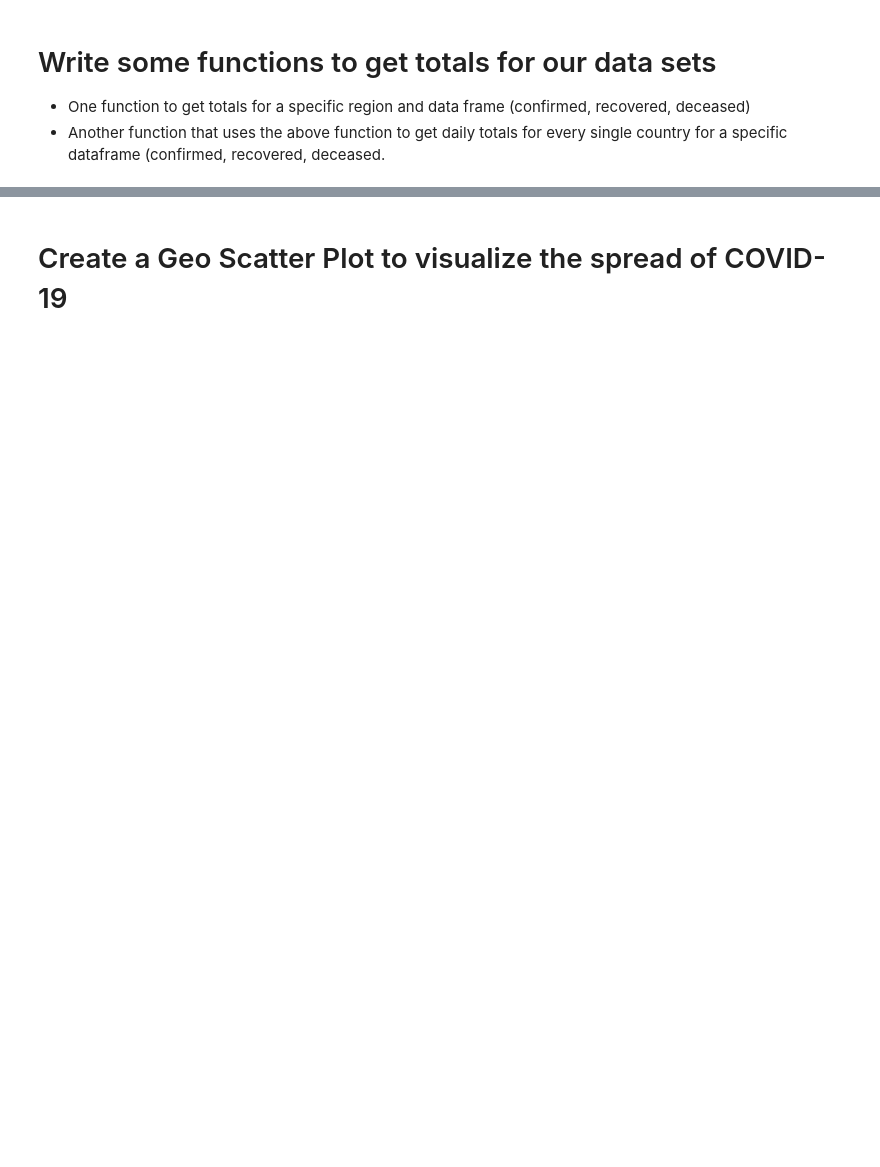
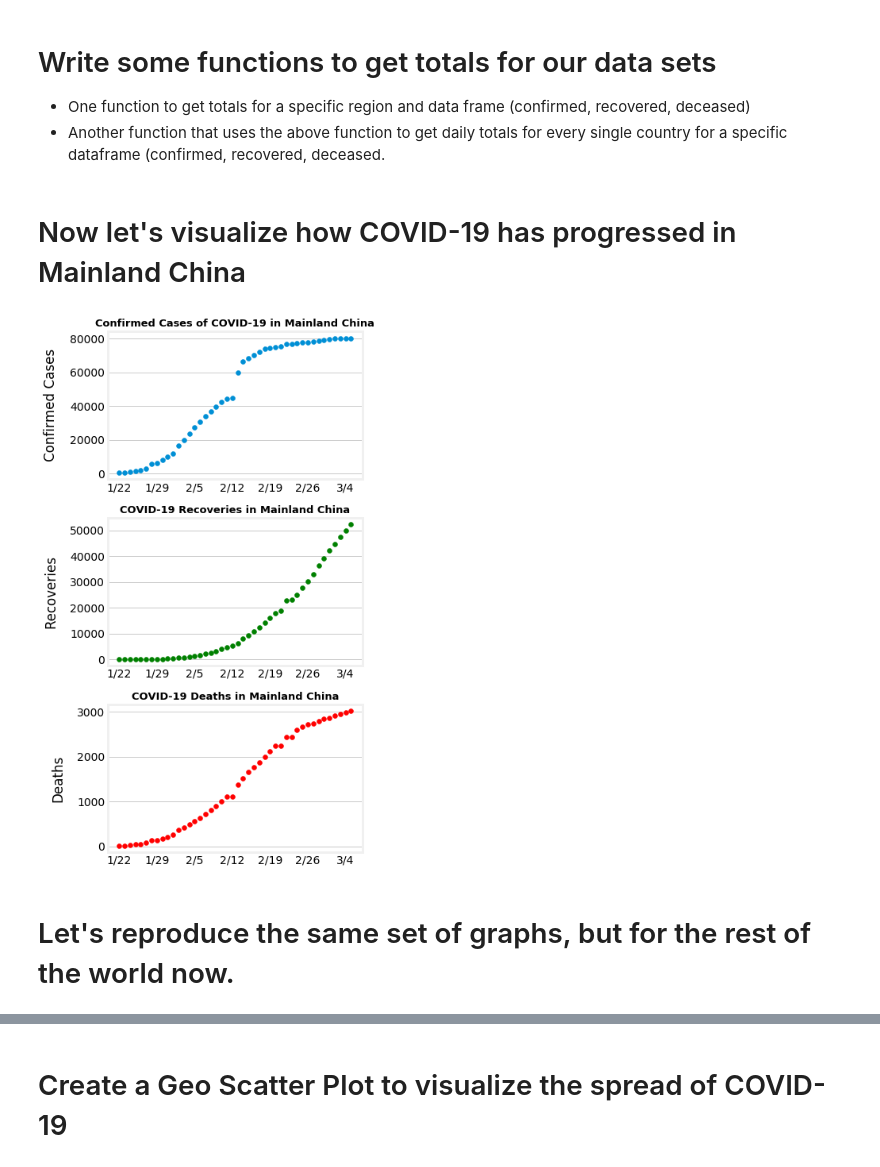
Before and after one commit to HKang42/DS-Unit-1-Build, a Jupyter notebook: COVID_19_Project.ipynb, the cells around one changed output, grey strips where cells are left out. Saved outputs shown, nothing was run; the diff lists cells and outputs as text; code cells hidden in the pictures; blank space fills up the shorter version.

```diff
--- a/COVID_19_Project.ipynb
+++ b/COVID_19_Project.ipynb
@@ -127,6 +127,8 @@ def country_totaler(df):
     country_totals = country_totals.append(c_total , ignore_index= True)
 
   return country_totals
+# %% [markdown]
+# Now let's visualize how COVID-19 has progressed in Mainland China
 # %%
 # get numbers for Mainland China
 
@@ -136,3 +138,79 @@ china_confirm = region_total(confirmed, region)
 china_recov = region_total(recov, region)
 
 china_dead = region_total(death, region)
+# %%
+# plot data for Mainland China
+# In case I use this code multiple times, I will set it up in such a way that I only need to change the first few variable each time.
+
+
+# set our x and y values
+x_values = china_confirm.index[4:]
+data1 = china_confirm[4:]
+data2 = china_recov[4:]
+data3 = china_dead[4:]
+
+# set our titles
+title1 = 'Confirmed Cases of COVID-19 in Mainland China'
+title2 = 'COVID-19 Recoveries in Mainland China'
+title3 = 'COVID-19 Deaths in Mainland China'
+
+# create figure
+fig = plt.figure( figsize=[6,10] )
+
+# choose style
+plt.style.use('fivethirtyeight')
+
+# generate plot for confirmed cases
+ax1 = fig.add_subplot(3,1,1)
+ax1.scatter(x_values, data1)
+ax1.set_title(title1, fontweight = 'bold', fontsize = 13)
+ax1.set_ylabel('Confirmed Cases')
+ax1.yaxis.labelpad = 15
+
+# show ticks only every seven days
+ticklist = ax1.xaxis.get_ticklabels()
+ticklist = list(set(ticklist) - set(ticklist[::7]))
+for label in ticklist:
+    label.set_visible(False)
+
+# generate plot for Recovered Cases
+ax2 = fig.add_subplot(3,1,2)
+ax2.scatter(x_values, data2, color = 'g')
+ax2.set_title(title2, fontweight = 'bold', fontsize = 13)
+ax2.set_ylabel('Recoveries')
+ax2.yaxis.labelpad = 15
+
+ticklist = ax2.xaxis.get_ticklabels()
+ticklist = list(set(ticklist) - set(ticklist[::7]))
+for label in ticklist:
+    label.set_visible(False)
+
+# generate plot for number of deaths
+ax3 = fig.add_subplot(3,1,3)
+ax3.scatter(x_values, data3, color = 'r')
+ax3.set_title(title3, fontweight = 'bold', fontsize = 13)
+ax3.set_ylabel('Deaths')
+ax3.yaxis.labelpad = 15
+
+ticklist = ax3.xaxis.get_ticklabels()
+ticklist = list(set(ticklist) - set(ticklist[::7]))
+for label in ticklist:
+    label.set_visible(False)
+
+# set background color
+ax1.set_facecolor( color='None')
+ax2.set_facecolor( color='None')
+ax3.set_facecolor( color='None')
+fig.set_facecolor( color='None')
+
+# show only x-axis grid lines
+ax1.grid( axis = 'x')
+ax2.grid( axis = 'x' )
+ax3.grid( axis = 'x' )
+
+plt.tight_layout()
+plt.show()
+# %% [output]
+[figure, added]
+# %% [markdown]
+# Let's reproduce the same set of graphs, but for the rest of the world now.
```
Also changed, not shown: parts of 25 cells of this notebook.
